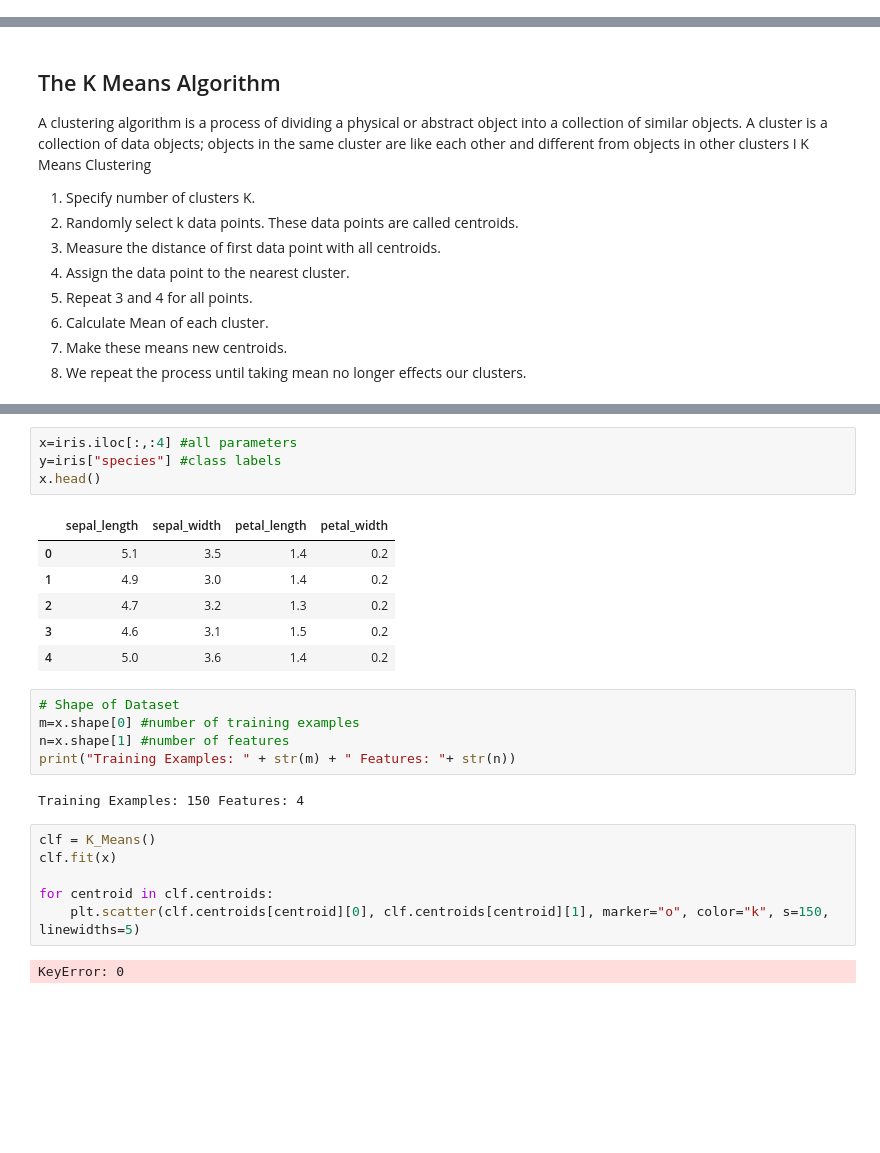
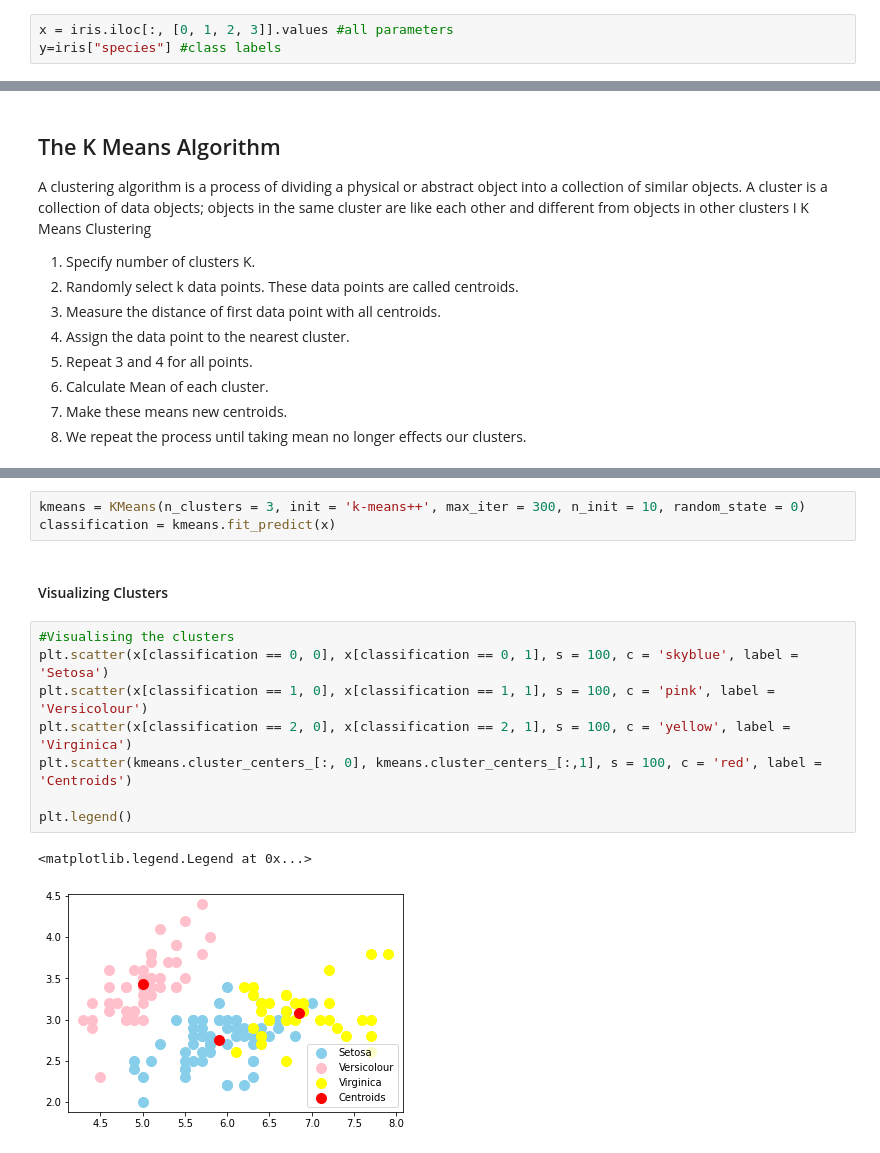
Before and after one commit to rakshit087/kvalue-parallelization, a Jupyter notebook: main.ipynb, the cells around one changed output, grey strips where cells are left out. Cells and saved outputs as stored; diff of their text form; blank space fills up the shorter version.

Commit message:
Completed K Means Clustering

```diff
--- a/main.ipynb
+++ b/main.ipynb
@@ -3,0 +61,3 @@ The objective of this project is to compare different algorithms for finding opt
+# %%
+x = iris.iloc[:, [0, 1, 2, 3]].values #all parameters
+y=iris["species"] #class labels
@@ -89,26 +83,16 @@ iris.head()
-# %%
-x=iris.iloc[:,:4] #all parameters
-y=iris["species"] #class labels
-x.head()
-# %% [output]
-|  | sepal_length | sepal_width | petal_length | petal_width |
-| 0 | 5.1 | 3.5 | 1.4 | 0.2 |
-| 1 | 4.9 | 3.0 | 1.4 | 0.2 |
-| 2 | 4.7 | 3.2 | 1.3 | 0.2 |
-| 3 | 4.6 | 3.1 | 1.5 | 0.2 |
-| 4 | 5.0 | 3.6 | 1.4 | 0.2 |
-# %%
-# Shape of Dataset
-m=x.shape[0] #number of training examples
-n=x.shape[1] #number of features
-print("Training Examples: " + str(m) + " Features: "+ str(n))
-# %% [output]
-Training Examples: 150 Features: 4
-# %%
-clf = K_Means()
-clf.fit(x)
-
-for centroid in clf.centroids:
-    plt.scatter(clf.centroids[centroid][0], clf.centroids[centroid][1], marker="o", color="k", s=150, linewidths=5)
-# %% [output]
-KeyError: 0
+# %%
+kmeans = KMeans(n_clusters = 3, init = 'k-means++', max_iter = 300, n_init = 10, random_state = 0)
+classification = kmeans.fit_predict(x)
+# %% [markdown]
+#### Visualizing Clusters
+# %%
+#Visualising the clusters
+plt.scatter(x[classification == 0, 0], x[classification == 0, 1], s = 100, c = 'skyblue', label = 'Setosa')
+plt.scatter(x[classification == 1, 0], x[classification == 1, 1], s = 100, c = 'pink', label = 'Versicolour')
+plt.scatter(x[classification == 2, 0], x[classification == 2, 1], s = 100, c = 'yellow', label = 'Virginica')
+plt.scatter(kmeans.cluster_centers_[:, 0], kmeans.cluster_centers_[:,1], s = 100, c = 'red', label = 'Centroids')
+
+plt.legend()
+# %% [output]
+<matplotlib.legend.Legend at 0x...>
+[figure, added]
```
Also changed, not shown: parts of 20 cells of this notebook.
